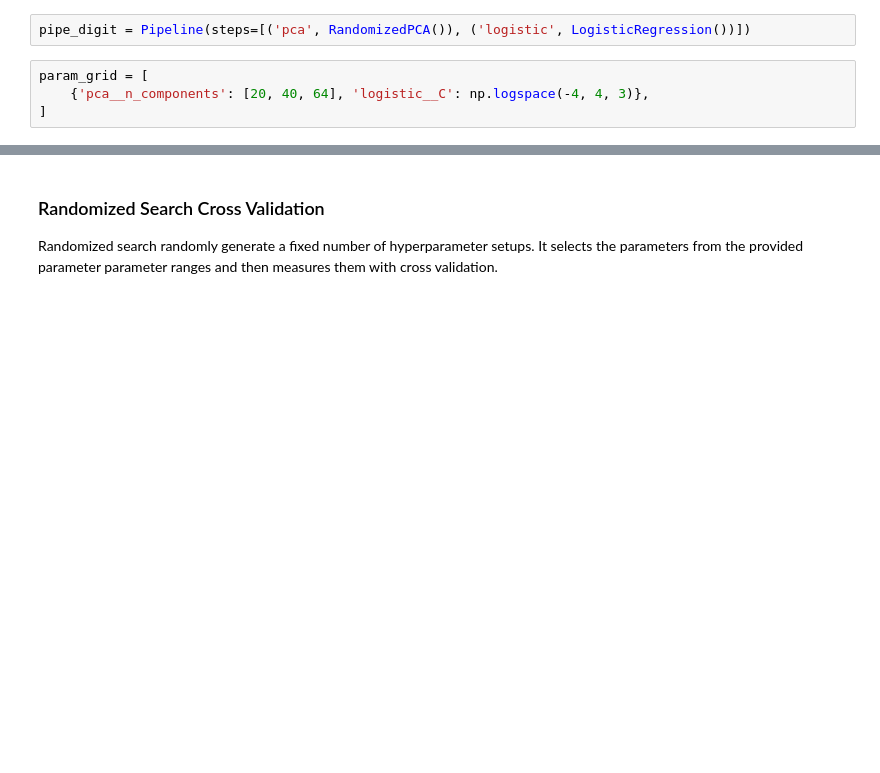
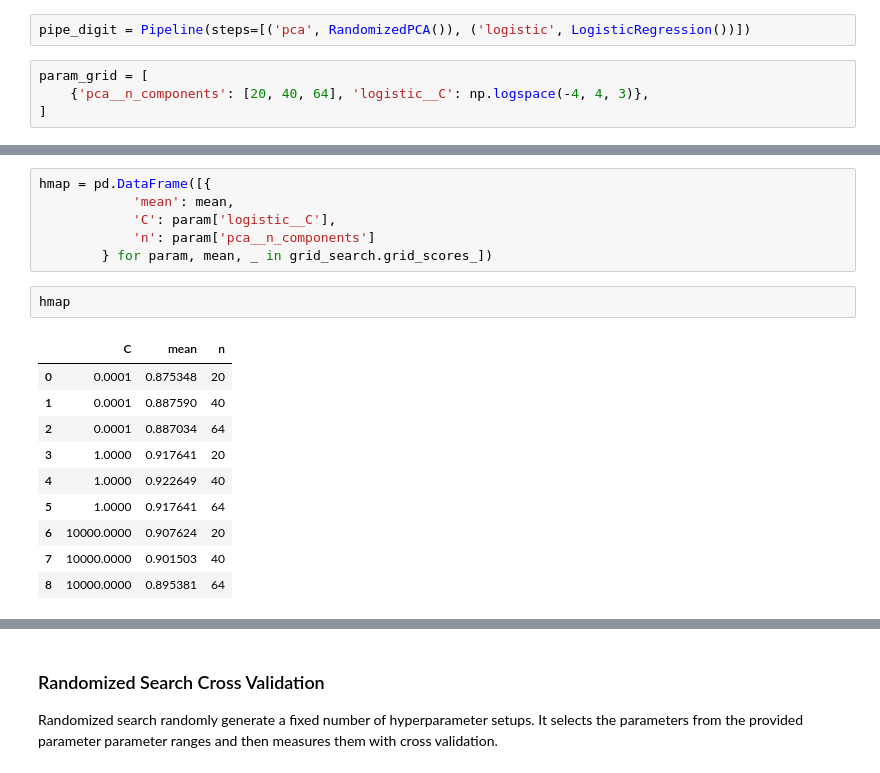
Before and after one commit to fulibacsi/oldsite, a Jupyter notebook: notebooks/DS_szisz_2016_I_7.ipynb, the cells around one changed output, grey strips where cells are left out. Saved outputs shown, nothing was run; the diff lists cells and outputs as text; blank space fills up the shorter version.

```diff
--- a/notebooks/DS_szisz_2016_I_7.ipynb
+++ b/notebooks/DS_szisz_2016_I_7.ipynb
@@ -116,0 +204,19 @@ grid_search.best_params_, grid_search.best_score_
+# %%
+hmap = pd.DataFrame([{
+            'mean': mean,
+            'C': param['logistic__C'],
+            'n': param['pca__n_components']
+        } for param, mean, _ in grid_search.grid_scores_])
+# %%
+hmap
+# %% [output]
+|  | C | mean | n |
+| 0 | 0.0001 | 0.875348 | 20 |
+| 1 | 0.0001 | 0.887590 | 40 |
+| 2 | 0.0001 | 0.887034 | 64 |
+| 3 | 1.0000 | 0.917641 | 20 |
+| 4 | 1.0000 | 0.922649 | 40 |
+| 5 | 1.0000 | 0.917641 | 64 |
+| 6 | 10000.0000 | 0.907624 | 20 |
+| 7 | 10000.0000 | 0.901503 | 40 |
+| 8 | 10000.0000 | 0.895381 | 64 |
```
Also changed, not shown: parts of 30 cells of this notebook.
